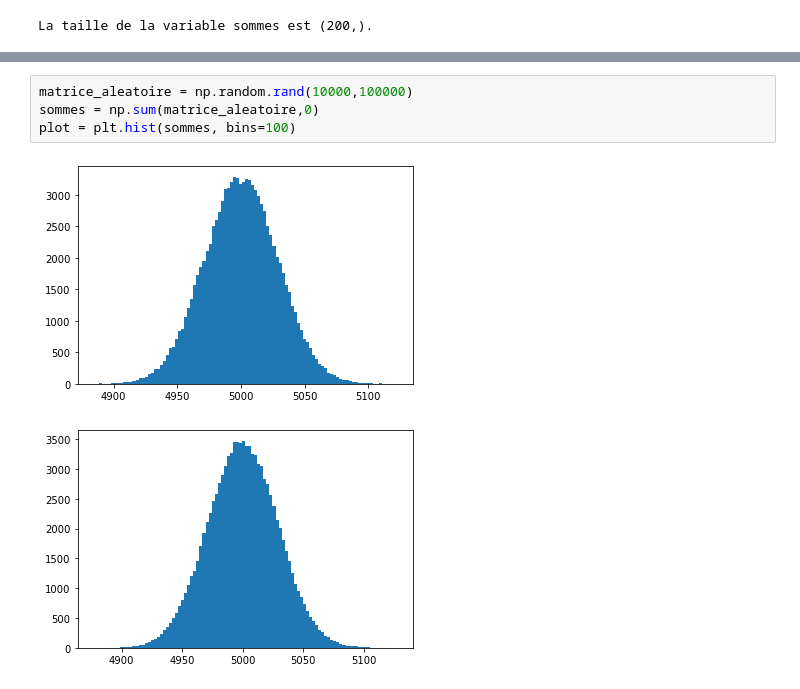
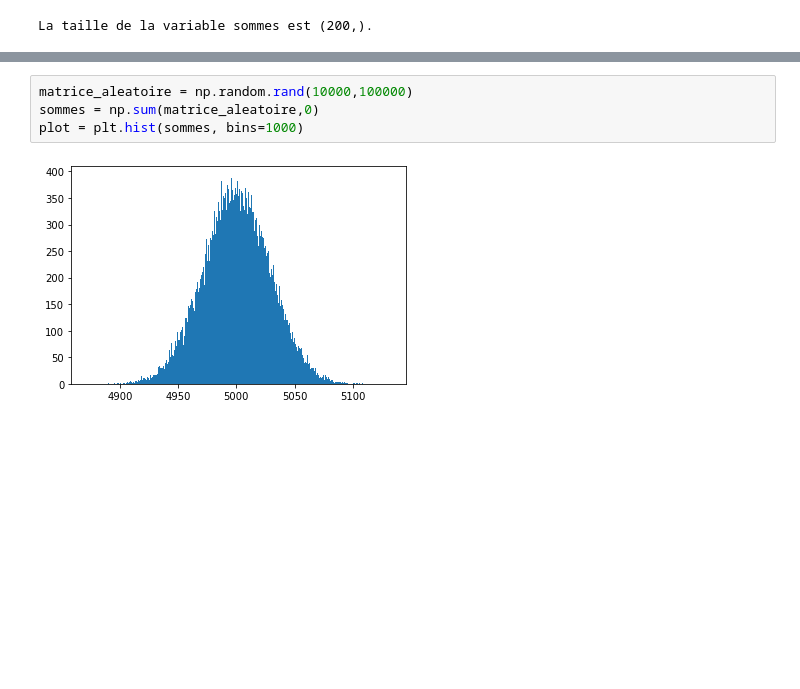
Before and after one commit to dicesare/D-couvrez-les-librairies-Python-pour-la-Data-Science, a Jupyter notebook: projet/theoreme central limite.ipynb, the cells around one changed output, grey strips where cells are left out. Cells and saved outputs as stored; diff of their text form; blank space fills up the shorter version.

```diff
--- a/projet/theoreme central limite.ipynb
+++ b/projet/theoreme central limite.ipynb
@@ -49,10 +49,9 @@ plot = plt.hist(sommes)
 # %%
 matrice_aleatoire = np.random.rand(10000,100000)
 sommes = np.sum(matrice_aleatoire,0)
-plot = plt.hist(sommes, bins=100)
+plot = plt.hist(sommes, bins=1000)
 # %% [output]
-[figure, old version]
+[figure, new version]
-[figure, removed]
 # %%
 print("La moyenne empirique de notre distribution est {}."
       .format(np.mean(sommes)))
```
Also changed, not shown: parts of 5 cells of this notebook, 1 other file.
